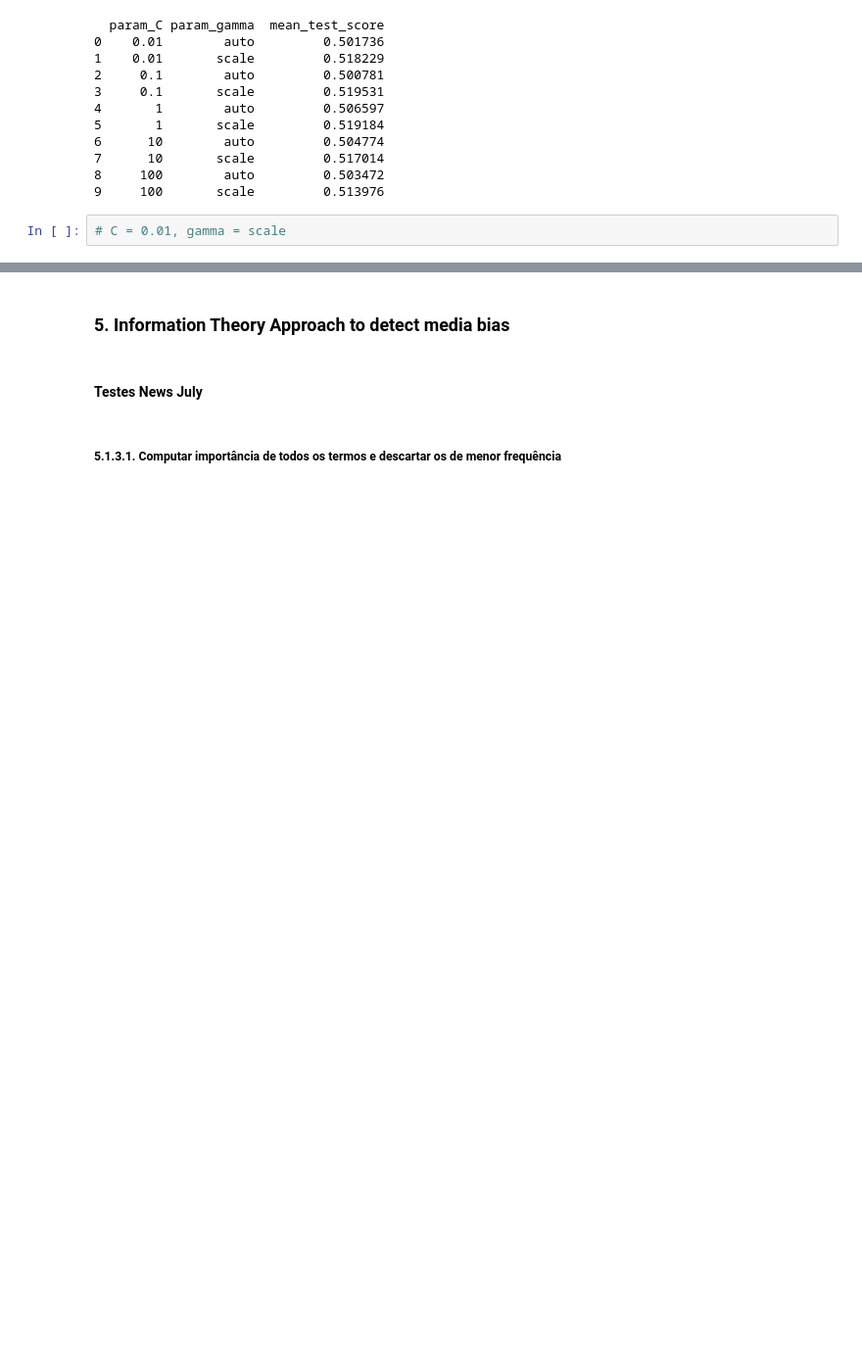
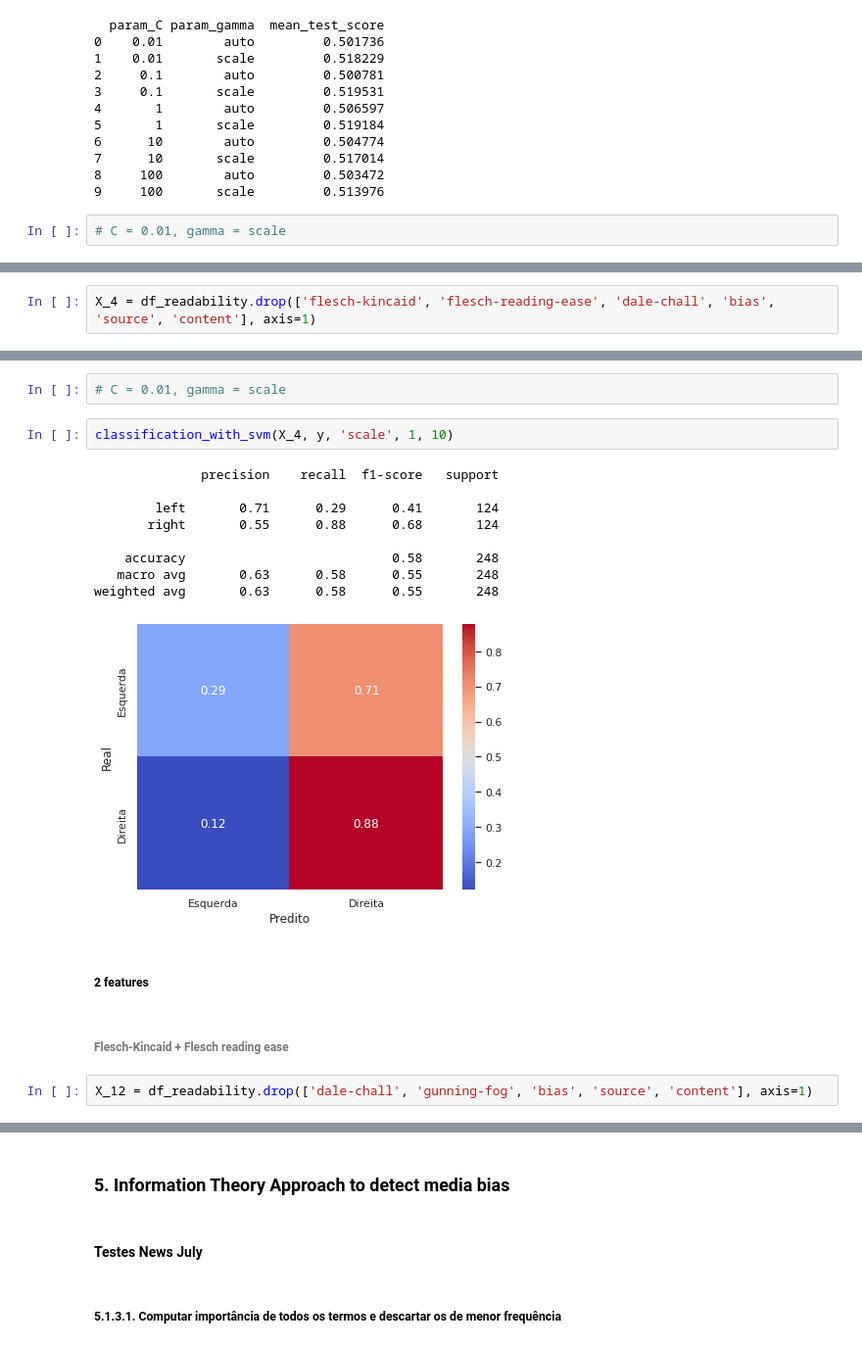
Before and after one commit to ldocarvalho/portals-bias, a Jupyter notebook: portals_bias.ipynb, the cells around one changed output, grey strips where cells are left out. Shown at 98% size. Cells and saved outputs as stored; diff of their text form; blank space fills up the shorter version.

```diff
--- a/portals_bias.ipynb
+++ b/portals_bias.ipynb
@@ -1309,0 +1552,2 @@ weighted avg       0.53      0.52      0.47     11520
+# %%
+X_4 = df_readability.drop(['flesch-kincaid', 'flesch-reading-ease', 'dale-chall', 'bias', 'source', 'content'], axis=1)
@@ -1309,0 +1568,20 @@ weighted avg       0.53      0.52      0.47     11520
+# %%
+# C = 0.01, gamma = scale
+# %%
+classification_with_svm(X_4, y, 'scale', 1, 10)
+# %% [output]
+              precision    recall  f1-score   support
+
+        left       0.71      0.29      0.41       124
+       right       0.55      0.88      0.68       124
+
+    accuracy                           0.58       248
+   macro avg       0.63      0.58      0.55       248
+weighted avg       0.63      0.58      0.55       248
+[figure, added]
+# %% [markdown]
+##### 2 features
+# %% [markdown]
+###### Flesch-Kincaid + Flesch reading ease
+# %%
+X_12 = df_readability.drop(['dale-chall', 'gunning-fog', 'bias', 'source', 'content'], axis=1)
```
Also changed, not shown: parts of 405 cells of this notebook.
